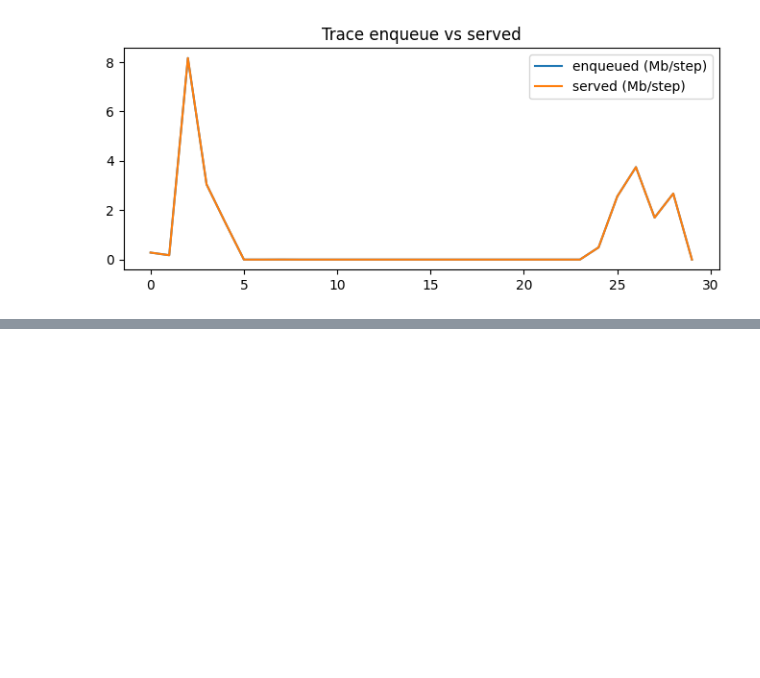
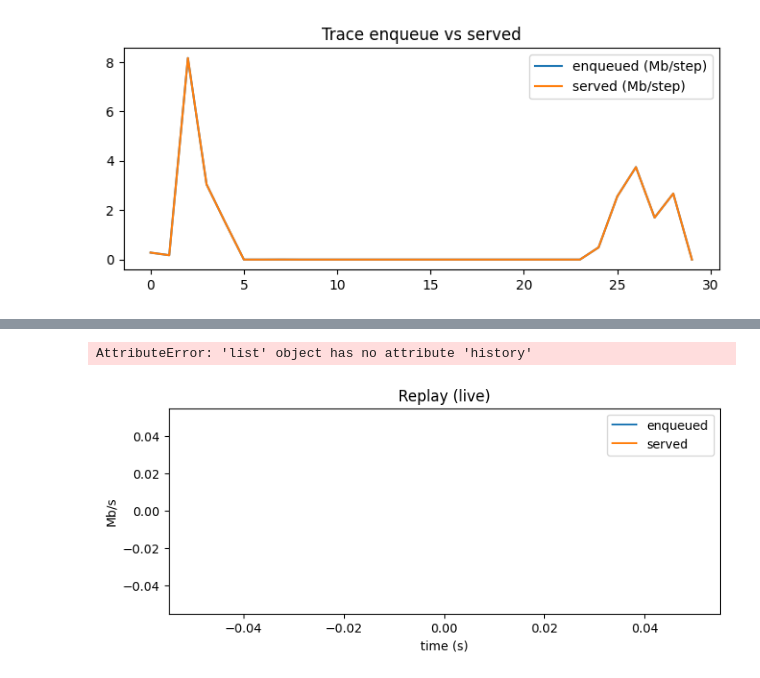
Before and after one commit to ElaheDlv/new-ai-ran-sim, a Jupyter notebook: backend/notebooks/test.ipynb, the cells around one changed output, grey strips where cells are left out. Saved outputs shown, nothing was run; the diff lists cells and outputs as text; code cells hidden in the pictures; blank space fills up the shorter version.

```diff
--- a/backend/notebooks/test.ipynb
+++ b/backend/notebooks/test.ipynb
@@ -235,0 +844,30 @@ except Exception as e:
+# %%
+from IPython.display import clear_output, display
+import matplotlib.pyplot as plt
+
+def live_plot(hist_window=30):
+    plt.ion()
+    fig, ax = plt.subplots(figsize=(8,3))
+    line_enq, = ax.plot([], [], label="enqueued")
+    line_srv, = ax.plot([], [], label="served")
+    ax.legend(); ax.set_xlabel("time (s)"); ax.set_ylabel("Mb/s"); ax.set_title("Replay (live)")
+
+    times, enq_mbps, srv_mbps = [], [], []
+    for h in srv.history:
+        times.append(h["t"])
+        enq_mbps.append(h["enq_dl"]*8/1e6)
+        srv_mbps.append(h["served"]*8/1e6)
+        line_enq.set_data(times, enq_mbps)
+        line_srv.set_data(times, srv_mbps)
+        xmin = max(0.0, times[-1] - hist_window)
+        ax.set_xlim(xmin, times[-1] + 1)
+        ax.set_ylim(0, max(1.0, max(enq_mbps[-hist_window:], default=0), max(srv_mbps[-hist_window:], default=0))*1.2)
+        clear_output(wait=True)
+        display(fig)
+    plt.ioff(); plt.show()
+
+# After running the server above:
+live_plot(hist_window=30)
+# %% [output]
+AttributeError: 'list' object has no attribute 'history'
+[figure, added]
```
Also changed, not shown: parts of 19 cells of this notebook.
